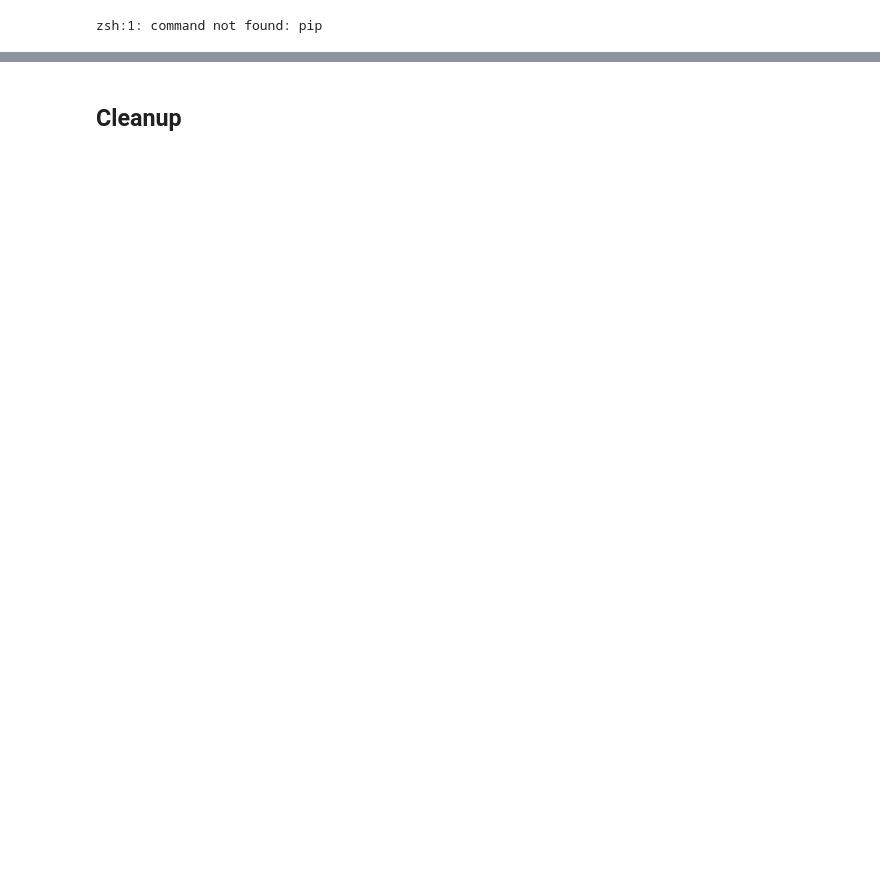
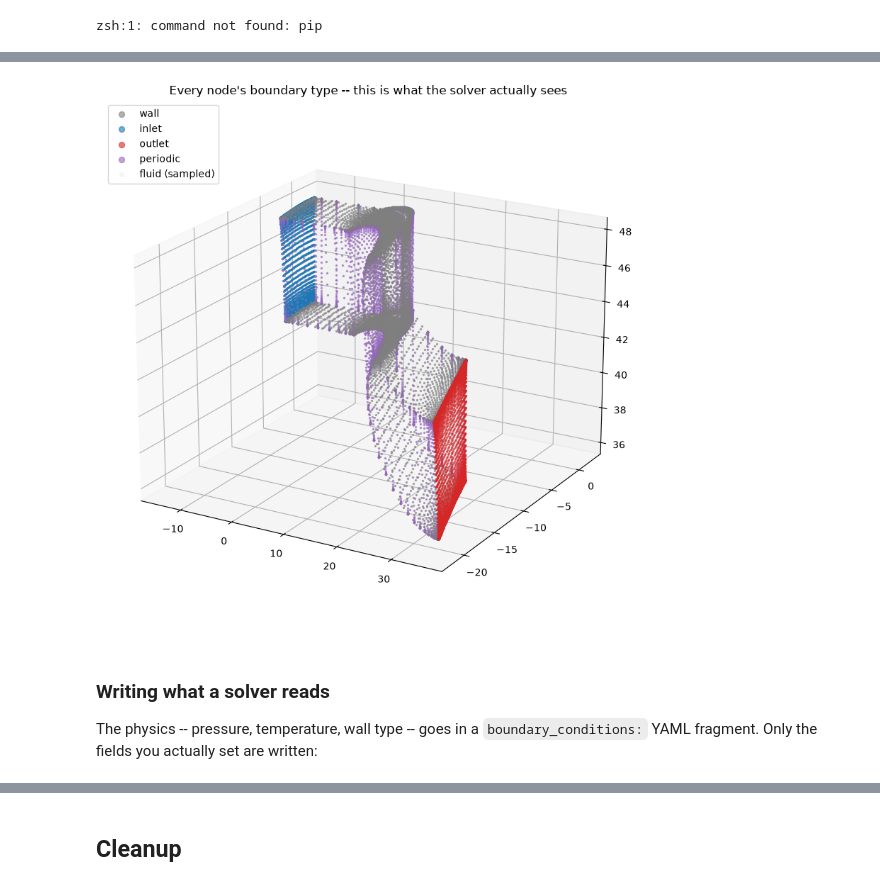
Before and after one commit to nasa/Plot3D_utilities, a Jupyter notebook: colab/Plot3D_Flatten.ipynb, the cells around one changed output, grey strips where cells are left out. Saved outputs shown, nothing was run; the diff lists cells and outputs as text; code cells hidden in the pictures; blank space fills up the shorter version.

```diff
--- a/colab/Plot3D_Flatten.ipynb
+++ b/colab/Plot3D_Flatten.ipynb
@@ -1641,0 +350,12 @@ block-level description the solver expands from.
+# %%
+nblades = 55
+before = len(outer_faces)
+
+periodic_faces, outer_faces, _, _ = rotated_periodicity(
+    blocks, face_matches, outer_faces,
+    rotation_angle=360.0 / nblades, rotation_axis="x",
+)
+
+print(f"periodic_faces found: {len(periodic_faces)}")
+print(f"outer_faces: {before} -> {len(outer_faces)}  "
+      f"({before - len(outer_faces)} faces moved from 'boundary' to 'periodic interior')")
@@ -1641,0 +372,3 @@ block-level description the solver expands from.
+# %%
+outer_faces, surface_ids = tag_surfaces_geometric(blocks, outer_faces, axis="x")
+print("surface_ids:", surface_ids)
@@ -1641,0 +423,39 @@ block-level description the solver expands from.
+# %%
+fig = plt.figure(figsize=(10, 8))
+ax = fig.add_subplot(111, projection='3d')
+
+colors = {"wall": "tab:gray", "inlet": "tab:blue", "outlet": "tab:red", "periodic": "tab:purple"}
+strides = {"wall": 6, "inlet": 1, "outlet": 1, "periodic": 6}
+rng = np.random.default_rng(0)
+
+for bc_code, name in fmesh.bc_type_legend.items():
+    if name == "interior":
+        continue
+    idx = np.nonzero(fmesh.point_bc_type == bc_code)[0]
+    if len(idx) == 0:
+        continue
+    idx = idx[::strides.get(name, 4)]
+    pts = fmesh.points[idx]
+    ax.scatter(pts[:, 0], pts[:, 1], pts[:, 2], s=2, color=colors.get(name, "black"),
+              label=name, alpha=0.6, depthshade=False)
+
+interior_code = [c for c, n in fmesh.bc_type_legend.items() if n == "interior"][0]
+interior_idx = np.nonzero(fmesh.point_bc_type == interior_code)[0]
+sample = rng.choice(interior_idx, size=min(3000, len(interior_idx)), replace=False)
+pts = fmesh.points[sample]
+ax.scatter(pts[:, 0], pts[:, 1], pts[:, 2], s=1, color="lightgray", alpha=0.15,
+          label="fluid (sampled)", depthshade=False)
+
+ax.set_title("Every node's boundary type -- this is what the solver actually sees")
+ax.legend(loc="upper left", markerscale=4)
+ax.view_init(elev=20, azim=-60)
+plt.tight_layout()
+plt.show()
+# %% [output]
+[figure, added]
+# %% [markdown]
+### Writing what a solver reads
+
+The physics -- pressure, temperature, wall type -- goes in a
+`boundary_conditions:` YAML fragment. Only the fields you actually set are
+written:
```
Also changed, not shown: parts of 101 cells of this notebook, 4 other files.
